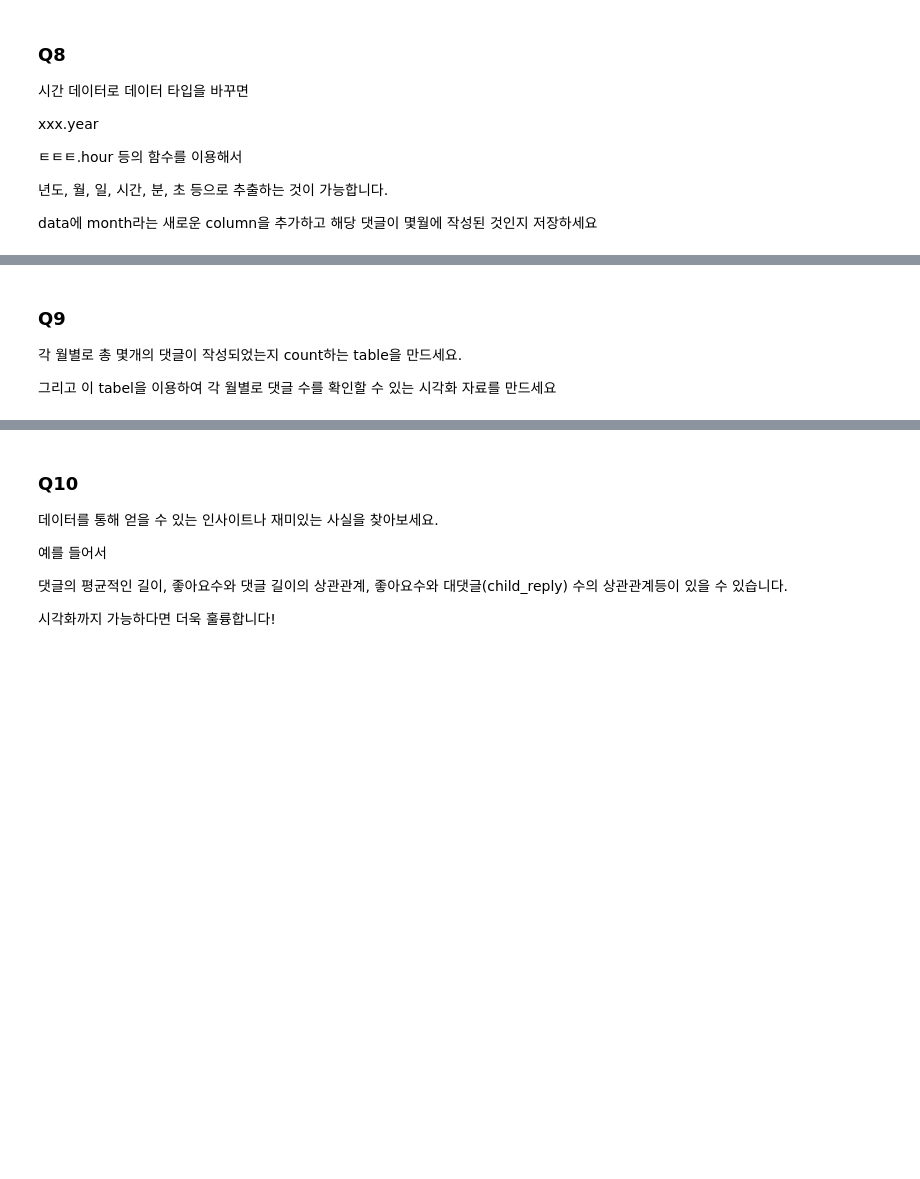
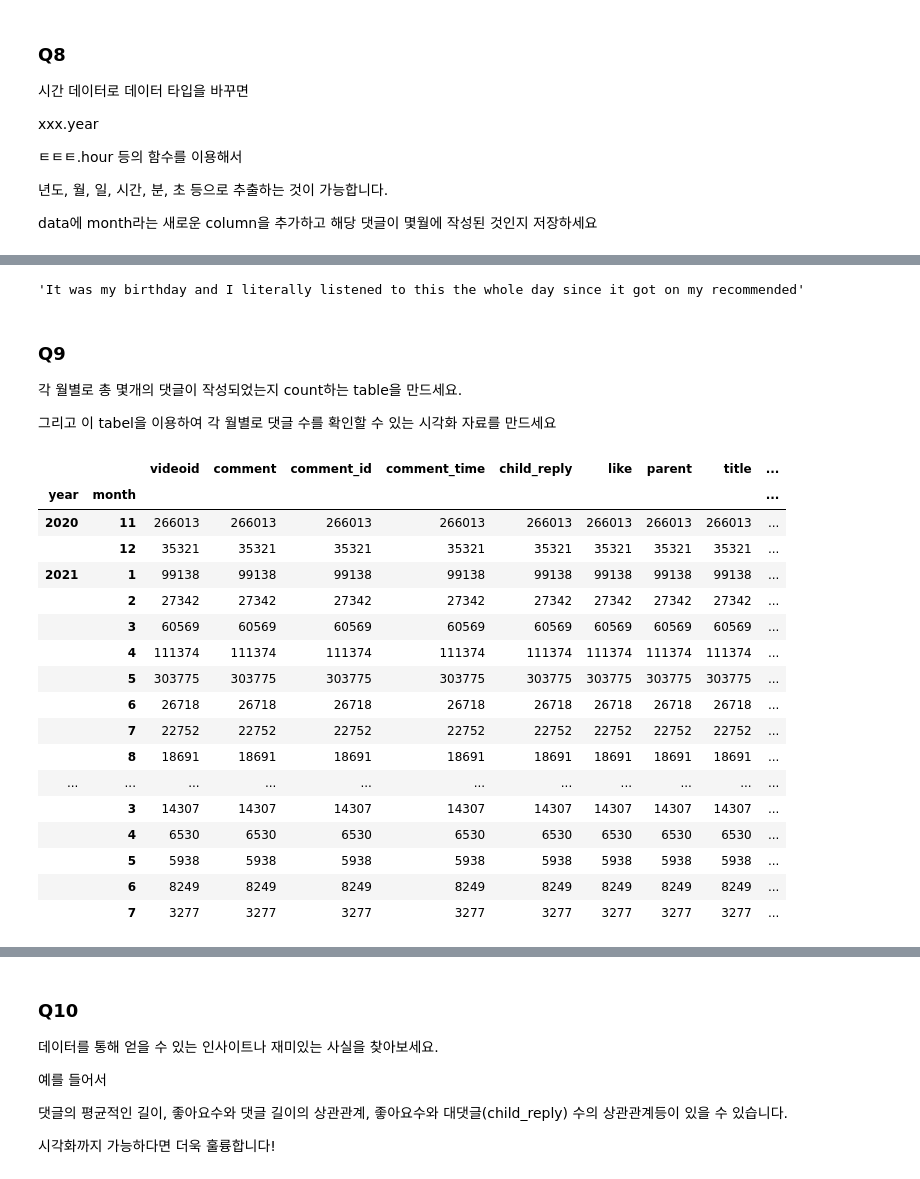
Before and after one commit to gyurihan/python_study, a Jupyter notebook: practice/Python_Quiz.ipynb, the cells around one changed output, grey strips where cells are left out. Drawn from its saved outputs; the diff is of its cells as text; code cells hidden in the pictures; blank space fills up the shorter version.

```diff
--- a/practice/Python_Quiz.ipynb
+++ b/practice/Python_Quiz.ipynb
@@ -107,0 +199,3 @@ comment_time column은 데이터가 작성된 시간을 의미합니다.
+# %%
+data['comment_time'] = pd.to_datetime(data['comment_time'])
+data['comment_time']
@@ -119,3 +260,7 @@ data에 month라는 새로운 column을 추가하고 해당 댓글이 몇월에
+# %%
+data.iloc[0,1]
+# %% [output]
+'It was my birthday and I literally listened to this the whole day since it got on my recommended'
 # %% [markdown]
 ### Q9
 각 월별로 총 몇개의 댓글이 작성되었는지 count하는 table을 만드세요.
@@ -123,0 +271,21 @@ data에 month라는 새로운 column을 추가하고 해당 댓글이 몇월에
+# %%
+data_count
+# %% [output]
+|  |  | videoid | comment | comment_id | comment_time | child_reply | like | parent | title | ... |
+| year | month |  |  |  |  |  |  |  |  | ... |
+| 2020 | 11 | 266013 | 266013 | 266013 | 266013 | 266013 | 266013 | 266013 | 266013 | ... |
+|  | 12 | 35321 | 35321 | 35321 | 35321 | 35321 | 35321 | 35321 | 35321 | ... |
+| 2021 | 1 | 99138 | 99138 | 99138 | 99138 | 99138 | 99138 | 99138 | 99138 | ... |
+|  | 2 | 27342 | 27342 | 27342 | 27342 | 27342 | 27342 | 27342 | 27342 | ... |
+|  | 3 | 60569 | 60569 | 60569 | 60569 | 60569 | 60569 | 60569 | 60569 | ... |
+|  | 4 | 111374 | 111374 | 111374 | 111374 | 111374 | 111374 | 111374 | 111374 | ... |
+|  | 5 | 303775 | 303775 | 303775 | 303775 | 303775 | 303775 | 303775 | 303775 | ... |
+|  | 6 | 26718 | 26718 | 26718 | 26718 | 26718 | 26718 | 26718 | 26718 | ... |
+|  | 7 | 22752 | 22752 | 22752 | 22752 | 22752 | 22752 | 22752 | 22752 | ... |
+|  | 8 | 18691 | 18691 | 18691 | 18691 | 18691 | 18691 | 18691 | 18691 | ... |
+| ... | ... | ... | ... | ... | ... | ... | ... | ... | ... | ... |
+|  | 3 | 14307 | 14307 | 14307 | 14307 | 14307 | 14307 | 14307 | 14307 | ... |
+|  | 4 | 6530 | 6530 | 6530 | 6530 | 6530 | 6530 | 6530 | 6530 | ... |
+|  | 5 | 5938 | 5938 | 5938 | 5938 | 5938 | 5938 | 5938 | 5938 | ... |
+|  | 6 | 8249 | 8249 | 8249 | 8249 | 8249 | 8249 | 8249 | 8249 | ... |
+|  | 7 | 3277 | 3277 | 3277 | 3277 | 3277 | 3277 | 3277 | 3277 | ... |
```
Also changed, not shown: parts of 38 cells of this notebook.
